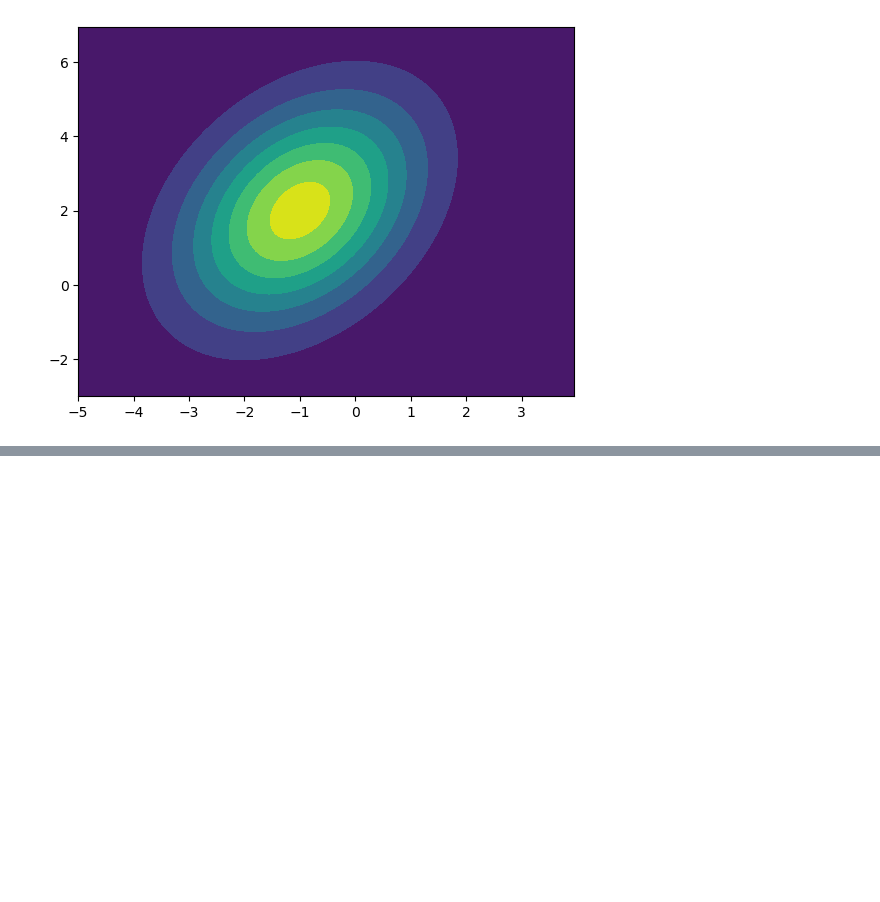
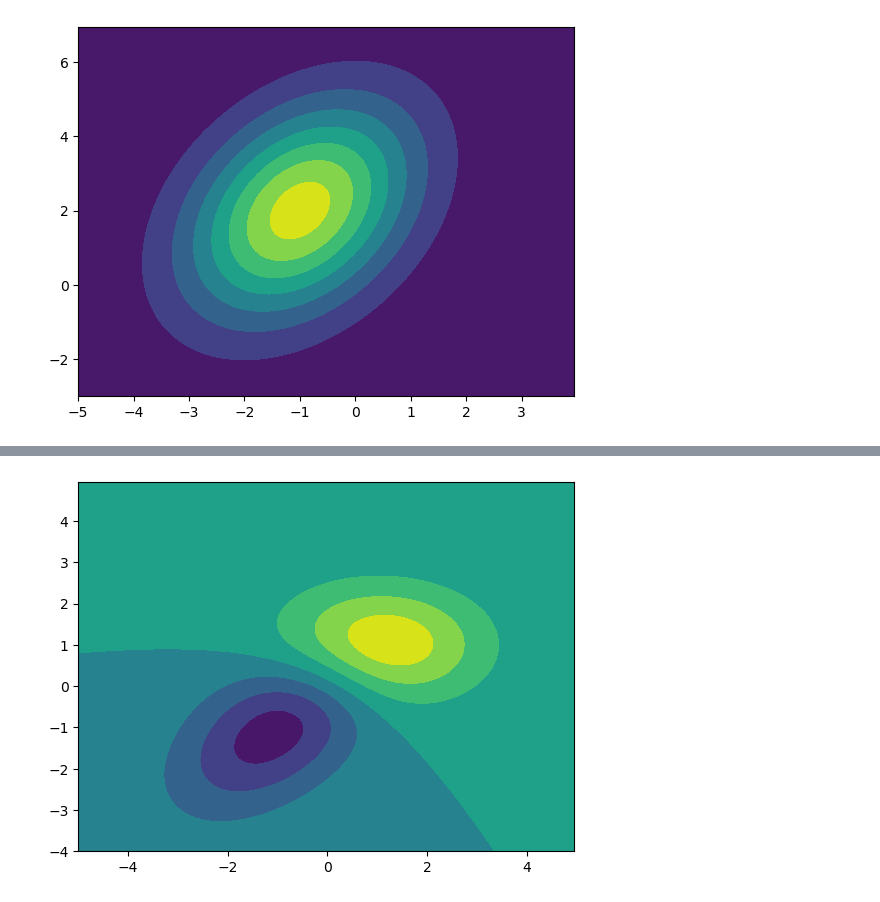
Before and after one commit to AmandaYao00/cs189_hw3, a Jupyter notebook: hw3-2023/code.ipynb, the cells around one changed output, grey strips where cells are left out. Saved outputs shown, nothing was run; the diff lists cells and outputs as text; code cells hidden in the pictures; blank space fills up the shorter version.

```diff
--- a/hw3-2023/code.ipynb
+++ b/hw3-2023/code.ipynb
@@ -44,0 +49,6 @@ plot_normal([-1,2],[[2,1],[1,4]], np.mgrid[-5:4:.05, -3:7:.05])
+# %%
+# 3.5
+
+plot_normal_dif([1,1], [-1,-1], [[2,0], [0,1]], [[2,1],[1,2]], np.mgrid[-5:5:.05, -4:5:.05])
+# %% [output]
+[figure, added]
```
Also changed, not shown: parts of 4 cells of this notebook.
